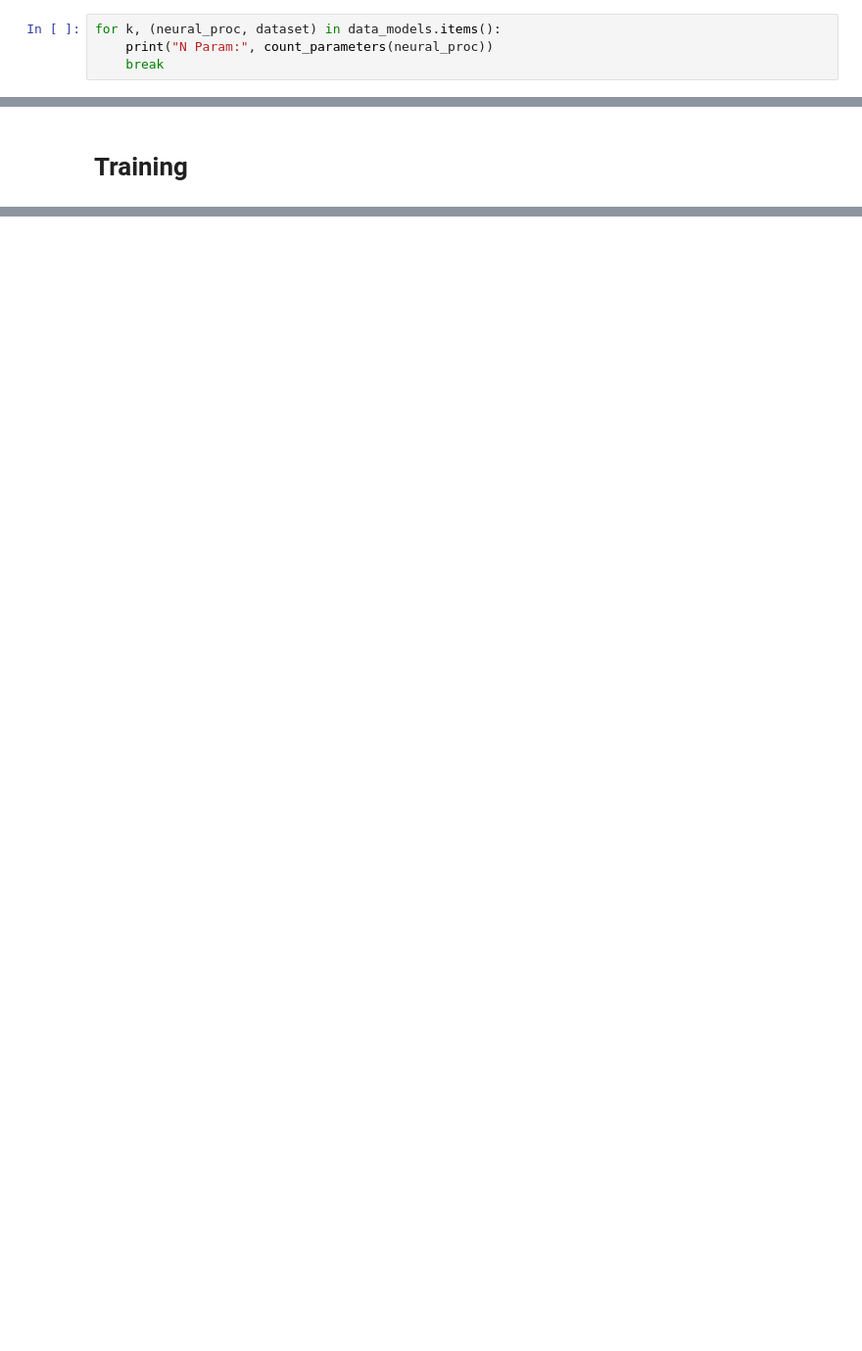
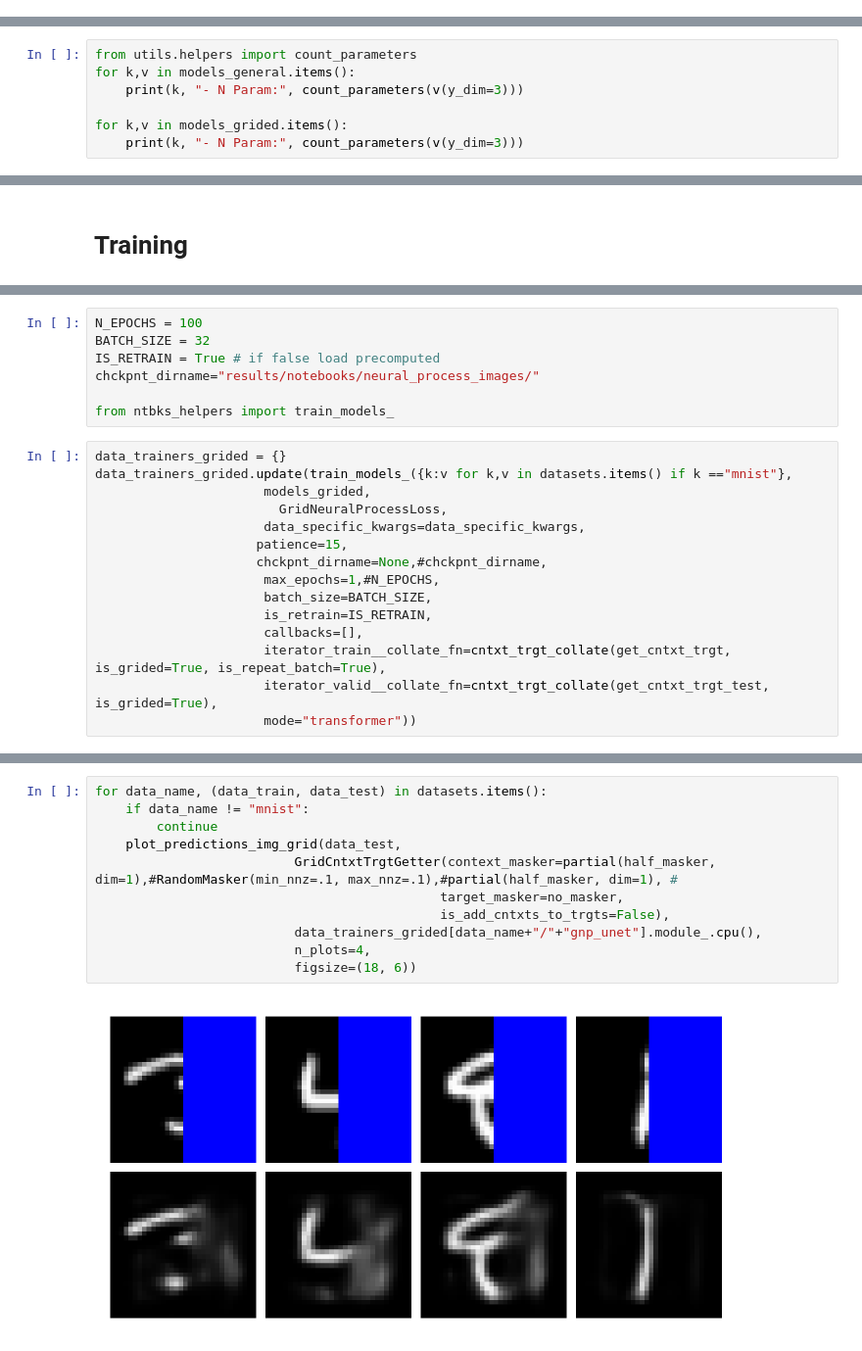
Before and after one commit to YannDubs/Semi-Supervised-Neural-Processes, a Jupyter notebook: notebooks/Neural Process Images.ipynb, the cells around one changed output, grey strips where cells are left out. Shown at 98% size. Saved outputs shown, nothing was run; the diff lists cells and outputs as text; blank space fills up the shorter version.

Commit message:
Add grids

```diff
--- a/notebooks/Neural Process Images.ipynb
+++ b/notebooks/Neural Process Images.ipynb
@@ -143,4 +146,0 @@ from utils.helpers import count_parameters
-# %%
-for k, (neural_proc, dataset) in data_models.items():
-    print("N Param:", count_parameters(neural_proc))
-    break
@@ -148,0 +194,7 @@ N Param: 181346
+# %%
+from utils.helpers import count_parameters
+for k,v in models_general.items():
+    print(k, "- N Param:", count_parameters(v(y_dim=3)))
+
+for k,v in models_grided.items():
+    print(k, "- N Param:", count_parameters(v(y_dim=3)))
@@ -155,0 +207,22 @@ train_all_models_(data_models, "results/notebooks/neural_process/u_gnp_layer14",
+# %%
+N_EPOCHS = 100
+BATCH_SIZE = 32
+IS_RETRAIN = True # if false load precomputed
+chckpnt_dirname="results/notebooks/neural_process_images/"
+
+from ntbks_helpers import train_models_
+# %%
+data_trainers_grided = {}
+data_trainers_grided.update(train_models_({k:v for k,v in datasets.items() if k =="mnist"},
+                      models_grided,
+                        GridNeuralProcessLoss,
+                      data_specific_kwargs=data_specific_kwargs,
+                     patience=15,
+                     chckpnt_dirname=None,#chckpnt_dirname,
+                      max_epochs=1,#N_EPOCHS,
+                      batch_size=BATCH_SIZE,
+                      is_retrain=IS_RETRAIN,
+                      callbacks=[],
+                      iterator_train__collate_fn=cntxt_trgt_collate(get_cntxt_trgt, is_grided=True, is_repeat_batch=True),
+                      iterator_valid__collate_fn=cntxt_trgt_collate(get_cntxt_trgt_test, is_grided=True),
+                      mode="transformer"))
@@ -155,0 +394,13 @@ train_all_models_(data_models, "results/notebooks/neural_process/u_gnp_layer14",
+# %%
+for data_name, (data_train, data_test) in datasets.items():
+    if data_name != "mnist":
+        continue
+    plot_predictions_img_grid(data_test,
+                          GridCntxtTrgtGetter(context_masker=partial(half_masker, dim=1),#RandomMasker(min_nnz=.1, max_nnz=.1),#partial(half_masker, dim=1), #
+                                             target_masker=no_masker,
+                                             is_add_cntxts_to_trgts=False),
+                          data_trainers_grided[data_name+"/"+"gnp_unet"].module_.cpu(),
+                          n_plots=4,
+                          figsize=(18, 6))
+# %% [output]
+[figure, added]
```
Also changed, not shown: parts of 24 cells of this notebook, 9 other files.
